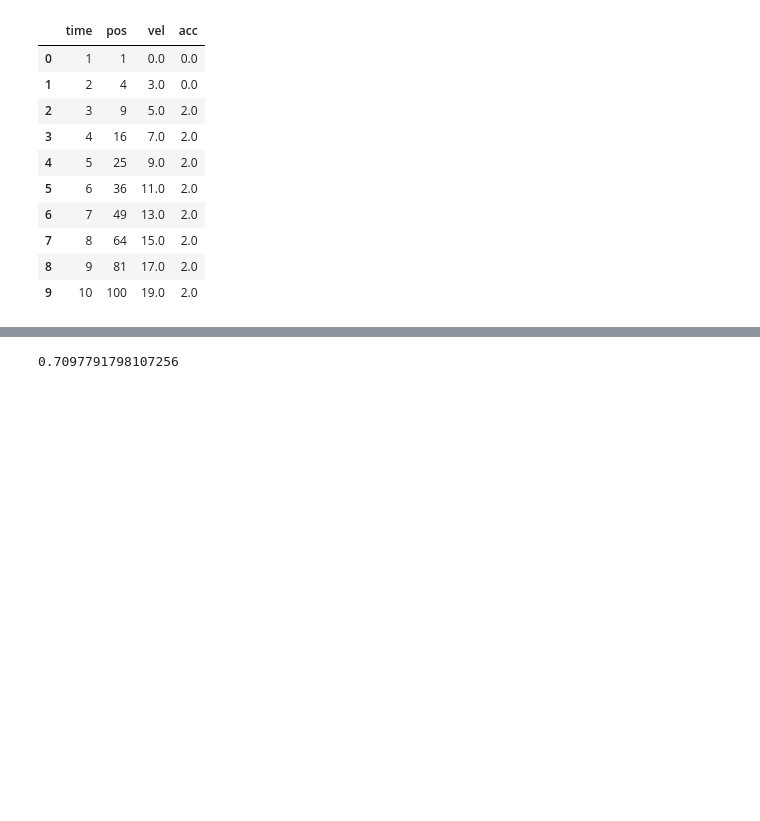
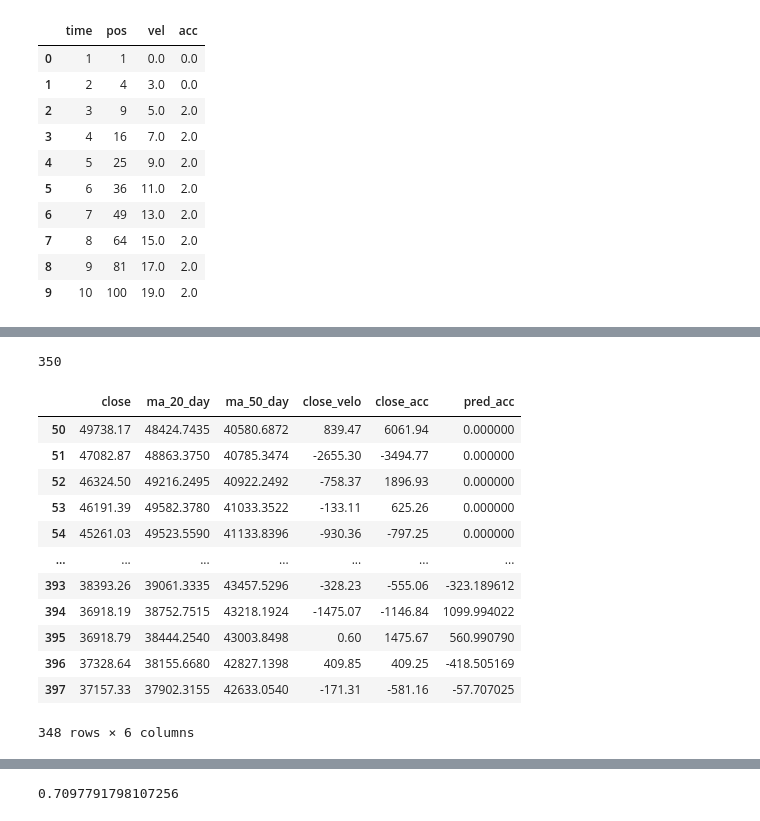
Before and after one commit to Price-Prediction-Model-Org/Price-Prediction-Model-Group, a Jupyter notebook: Model_Integration.ipynb, the cells around one changed output, grey strips where cells are left out. Drawn from its saved outputs; the diff is of its cells as text; code cells hidden in the pictures; blank space fills up the shorter version.

```diff
--- a/Model_Integration.ipynb
+++ b/Model_Integration.ipynb
@@ -274,3 +277,64 @@ def predict_past_year_acc(session, coin, model, scaler, look_back):
     session.close()
 
     return past_year_dict
+# %%
+look_back = 30
+coin = 'BTC'
+model = tf.keras.models.load_model('Model_Testing/Crypto_Models/TM_8_daily_acc_BTC_SEEPIC_trainUpTo2021.h5', compile = False)
+
+one_year_ago = datetime.date.today() - datetime.timedelta(days=(365 + look_back))
+
+results = session.query(cp.timestamp_date, cp.close).filter(cp.coin == coin).filter(cp.timestamp_date >= one_year_ago).order_by(cp.timestamp_date).all()
+
+dates = [x[0] for x in results]
+close_prices = [float(x[1]) for x in results]
+
+features_dict = {
+    'close': close_prices
+}
+
+features_df = pd.DataFrame(features_dict)
+# create 20 and 50 day moving average columns
+
+features_df['ma_20_day'] = features_df['close'].rolling(20, min_periods=1).mean()
+features_df['ma_50_day'] = features_df['close'].rolling(50, min_periods=1).mean()
+
+# create close price velocity and accelaration columns
+features_df['close_velo'] = features_df['close'].diff()
+features_df['close_acc'] = features_df['close_velo'].diff()
+
+features_df = features_df.iloc[50:, :]
+
+features_df.head()
+
+
+num_features = 5
+inputs = np.array(features_df.values).reshape(-1,num_features)
+
+inputs_transformed = scaler.transform(inputs)
+
+# print(features_df.values)
+# print(inputs)
+X_test = []
+
+for i in range(look_back, inputs_transformed.shape[0]):
+
+    X_test.append(inputs_transformed[i-look_back:i])
+
+
+X_test = np.array(X_test)
+X_test = np.reshape(X_test, (X_test.shape[0], look_back, num_features))
+
+
+predicted_stock_acc = model.predict(X_test)
+# Get something which has as many features as dataset
+predicted_stock_acc_extended = np.zeros((len(predicted_stock_acc),5))
+
+# Put the predictions there
+predicted_stock_acc_extended[:,4] = predicted_stock_acc[:,0]
+
+# # Inverse transform it and select the 4th column.
+predicted_stock_acc = scaler.inverse_transform(predicted_stock_acc_extended)[:,4]
+len(features_df)
+# %% [output]
+350
@@ -276,0 +344,16 @@ def predict_past_year_acc(session, coin, model, scaler, look_back):
+# %%
+features_df
+# %% [output]
+|  | close | ma_20_day | ma_50_day | close_velo | close_acc | pred_acc |
+| 50 | 49738.17 | 48424.7435 | 40580.6872 | 839.47 | 6061.94 | 0.000000 |
+| 51 | 47082.87 | 48863.3750 | 40785.3474 | -2655.30 | -3494.77 | 0.000000 |
+| 52 | 46324.50 | 49216.2495 | 40922.2492 | -758.37 | 1896.93 | 0.000000 |
+| 53 | 46191.39 | 49582.3780 | 41033.3522 | -133.11 | 625.26 | 0.000000 |
+| 54 | 45261.03 | 49523.5590 | 41133.8396 | -930.36 | -797.25 | 0.000000 |
+| ... | ... | ... | ... | ... | ... | ... |
+| 393 | 38393.26 | 39061.3335 | 43457.5296 | -328.23 | -555.06 | -323.189612 |
+| 394 | 36918.19 | 38752.7515 | 43218.1924 | -1475.07 | -1146.84 | 1099.994022 |
+| 395 | 36918.79 | 38444.2540 | 43003.8498 | 0.60 | 1475.67 | 560.990790 |
+| 396 | 37328.64 | 38155.6680 | 42827.1398 | 409.85 | 409.25 | -418.505169 |
+| 397 | 37157.33 | 37902.3155 | 42633.0540 | -171.31 | -581.16 | -57.707025 |
+348 rows × 6 columns
```
Also changed, not shown: parts of 9 cells of this notebook, 4 other files.
